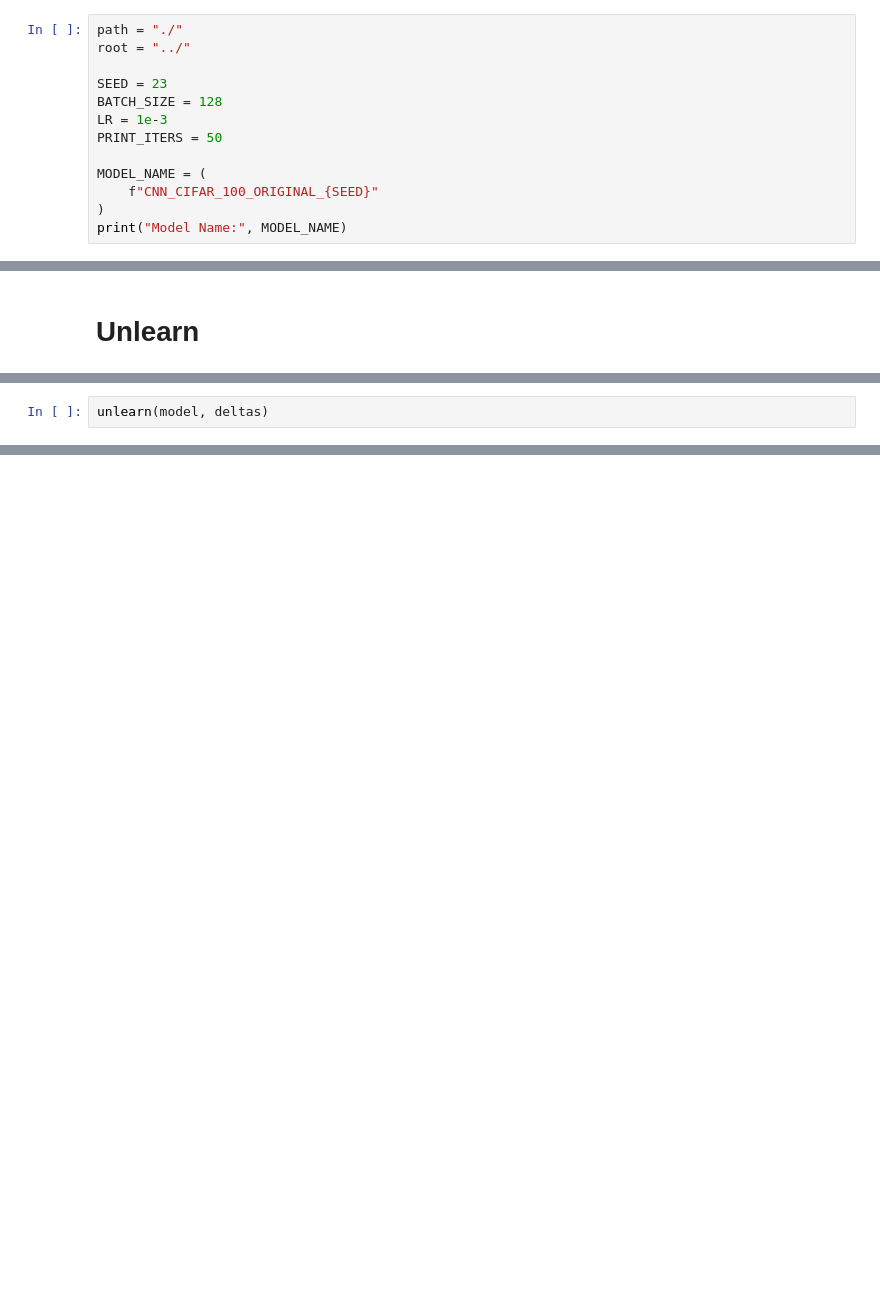
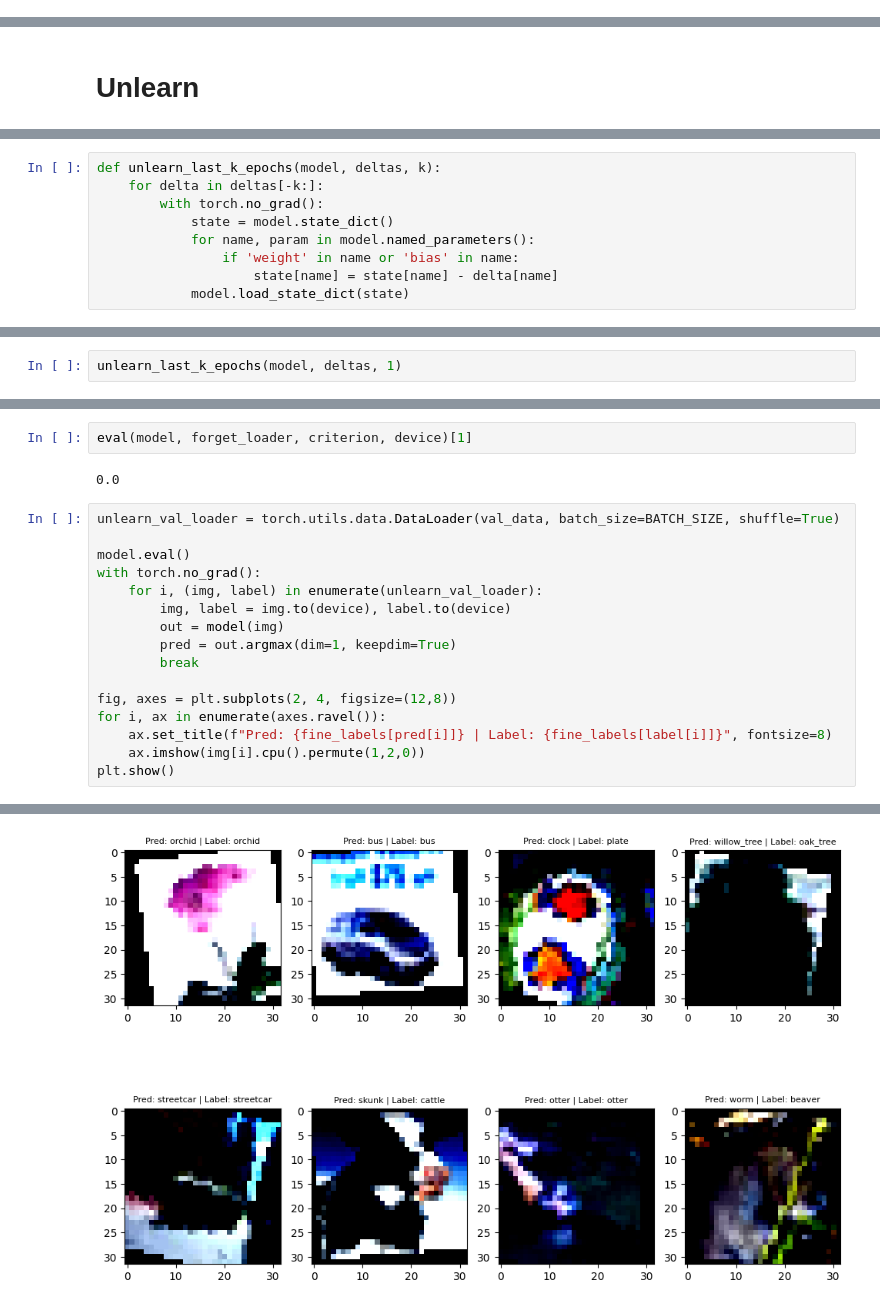
Before and after one commit to terru3/unlearning, a Jupyter notebook: amnesiac_unlearning.ipynb, the cells around one changed output, grey strips where cells are left out. Cells and saved outputs as stored; diff of their text form; blank space fills up the shorter version.

```diff
--- a/amnesiac_unlearning.ipynb
+++ b/amnesiac_unlearning.ipynb
@@ -1,15 +1,2 @@
 # %% [markdown]
 # Amnesiac Unlearning
-# %%
-path = "./"
-root = "../"
-
-SEED = 23
-BATCH_SIZE = 128
-LR = 1e-3
-PRINT_ITERS = 50
-
-MODEL_NAME = (
-    f"CNN_CIFAR_100_ORIGINAL_{SEED}"
-)
-print("Model Name:", MODEL_NAME)
@@ -394,2 +243,9 @@ def unlearn(model, deltas):
-# %%
-unlearn(model, deltas)
+# %%
+def unlearn_last_k_epochs(model, deltas, k):
+    for delta in deltas[-k:]:
+        with torch.no_grad():
+            state = model.state_dict()
+            for name, param in model.named_parameters():
+                if 'weight' in name or 'bias' in name:
+                    state[name] = state[name] - delta[name]
+            model.load_state_dict(state)
@@ -395,0 +258,2 @@ unlearn(model, deltas)
+# %%
+unlearn_last_k_epochs(model, deltas, 1)
@@ -395,0 +264,21 @@ unlearn(model, deltas)
+# %%
+eval(model, forget_loader, criterion, device)[1]
+# %% [output]
+0.0
+# %%
+unlearn_val_loader = torch.utils.data.DataLoader(val_data, batch_size=BATCH_SIZE, shuffle=True)
+
+model.eval()
+with torch.no_grad():
+    for i, (img, label) in enumerate(unlearn_val_loader):
+        img, label = img.to(device), label.to(device)
+        out = model(img)
+        pred = out.argmax(dim=1, keepdim=True)
+        break
+
+fig, axes = plt.subplots(2, 4, figsize=(12,8))
+for i, ax in enumerate(axes.ravel()):
+    ax.set_title(f"Pred: {fine_labels[pred[i]]} | Label: {fine_labels[label[i]]}", fontsize=8)
+    ax.imshow(img[i].cpu().permute(1,2,0))
+plt.show()
+# %% [output]
@@ -395,0 +293 @@ unlearn(model, deltas)
+[figure, added]
```
Also changed, not shown: parts of 42 cells of this notebook, 15 other files.
